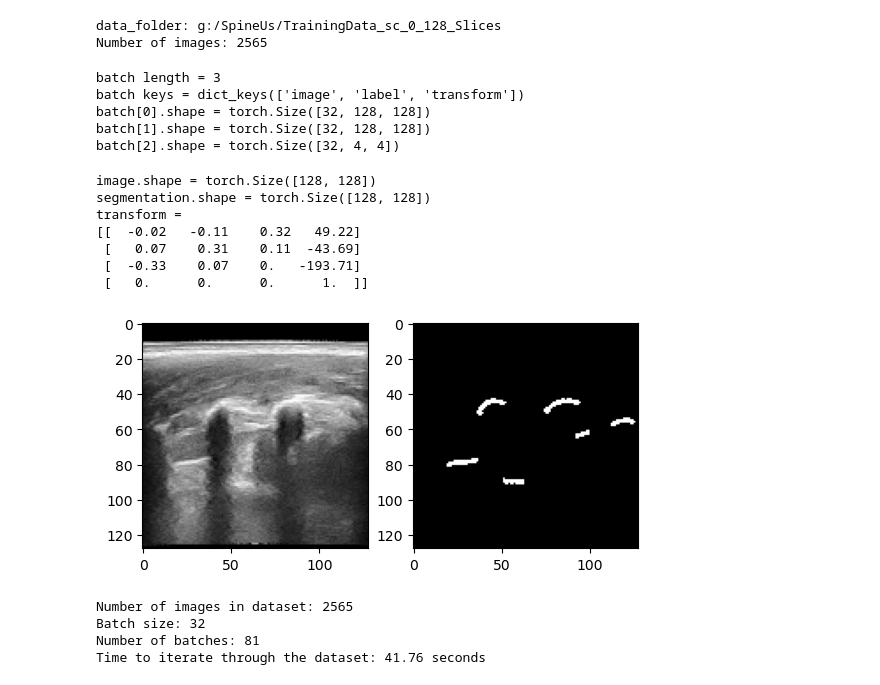
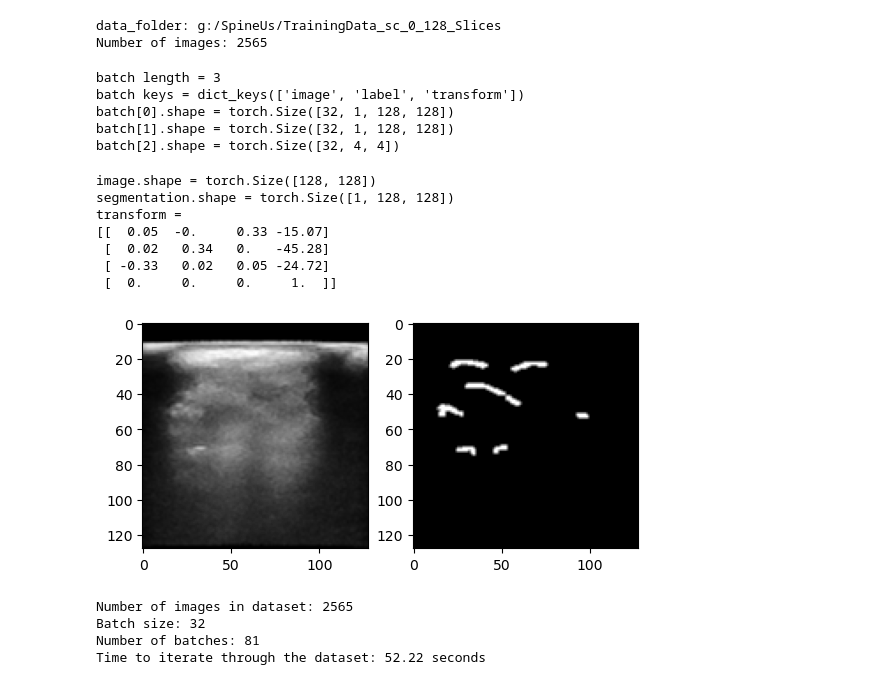
Before and after one commit to SlicerIGT/aigt, a Jupyter notebook: UltrasoundSegmentation/test_dataloader.ipynb, the cells around one changed output. Cells and saved outputs as stored; diff of their text form; code cells hidden in the pictures.

```diff
--- a/UltrasoundSegmentation/test_dataloader.ipynb
+++ b/UltrasoundSegmentation/test_dataloader.ipynb
@@ -51,8 +49,8 @@ val_transform = Compose(val_transform_list)
 # %%
 # Load the dataset
 
-# dataset = UltrasoundDataset(data_folder, transform=train_transform)
-dataset = UltrasoundDataset(data_folder)
+dataset = UltrasoundDataset(data_folder, transform=train_transform)
+# dataset = UltrasoundDataset(data_folder)
 dataloader = DataLoader(dataset, batch_size=32, shuffle=True)
 
 # Get a batch of data
@@ -76,41 +74,39 @@ print(f"batch[2].shape = {batch['transform'].shape}")
 # %% [output]
 batch length = 3
 batch keys = dict_keys(['image', 'label', 'transform'])
-batch[0].shape = torch.Size([32, 128, 128])
-batch[1].shape = torch.Size([32, 128, 128])
+batch[0].shape = torch.Size([32, 1, 128, 128])
+batch[1].shape = torch.Size([32, 1, 128, 128])
 batch[2].shape = torch.Size([32, 4, 4])
 # %%
 
 # Get the first image, segmentation, and transform
-# image = batch['image'][0, 0, :, :]
-image = batch['image'][0, :, :]
+image = batch['image'][0, 0, :, :]
 segmentation = batch['label'][0]
 transform = batch['transform'][0]
 
 print(f"image.shape = {image.shape}")
 print(f"segmentation.shape = {segmentation.shape}")
 
 # Print trasnform array values with a precision of 2
 np.set_printoptions(precision=2, suppress=True)
 print(f"transform = \n{transform.numpy()}")
 
 # Plot the image, segmentation, and transform
 plt.figure()
 plt.subplot(1, 2, 1)
 plt.imshow(image, cmap="gray")
 plt.subplot(1, 2, 2)
-# plt.imshow(segmentation[0, :, :], cmap="gray")
-plt.imshow(segmentation, cmap="gray")
+plt.imshow(segmentation[0, :, :], cmap="gray")
 plt.show()
 # %% [output]
 image.shape = torch.Size([128, 128])
-segmentation.shape = torch.Size([128, 128])
+segmentation.shape = torch.Size([1, 128, 128])
 transform =
-[[  -0.02   -0.11    0.32   49.22]
- [   0.07    0.31    0.11  -43.69]
- [  -0.33    0.07    0.   -193.71]
- [   0.      0.      0.      1.  ]]
+[[  0.05  -0.     0.33 -15.07]
+ [  0.02   0.34   0.   -45.28]
+ [ -0.33   0.02   0.05 -24.72]
+ [  0.     0.     0.     1.  ]]
-[figure, old version]
+[figure, new version]
 # %%
 # Iterate through the dataset by batches and time how long it takes.
 
@@ -132,4 +128,4 @@ print(f"Time to iterate through the dataset: {end_time - start_time:.2f} seconds
 Number of images in dataset: 2565
 Batch size: 32
 Number of batches: 81
-Time to iterate through the dataset: 41.76 seconds
+Time to iterate through the dataset: 52.22 seconds
```
Also changed, not shown: parts of 1 cell of this notebook, 1 other file.
